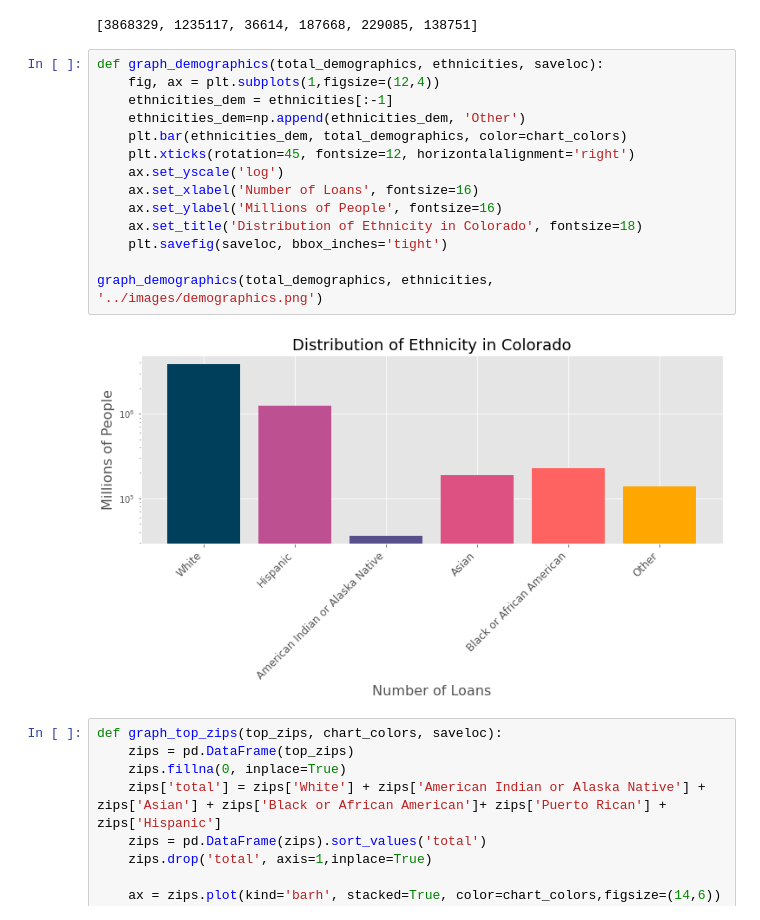
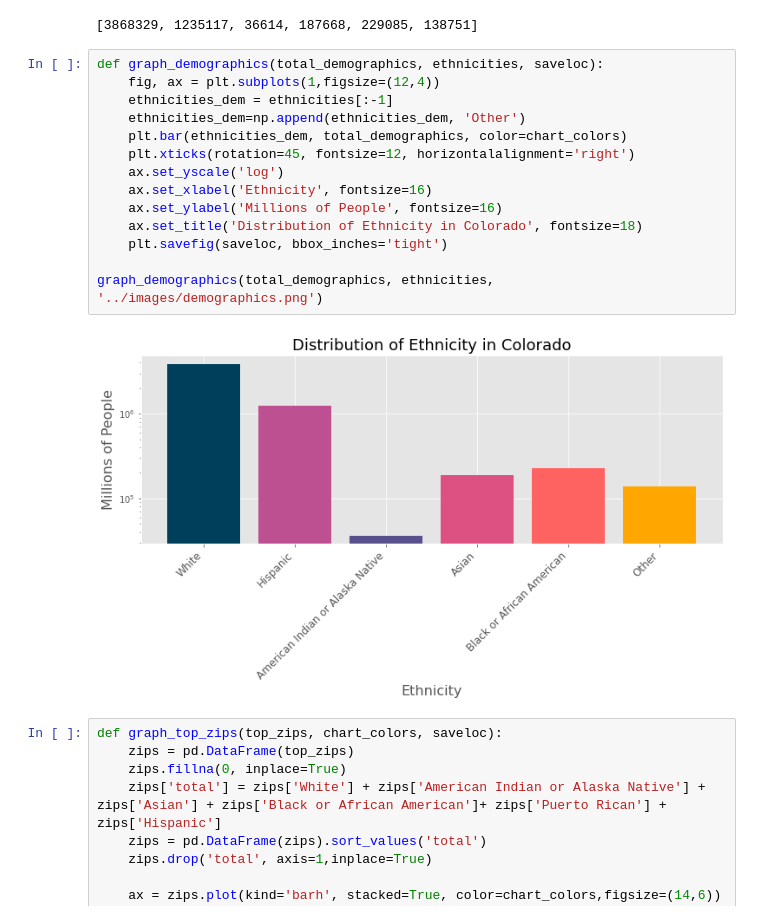
Before and after one commit to joshea628/Allocation-of-Government-Resources-during-COVID-and-its-Effect-in-Colorado, a Jupyter notebook: src/eda.ipynb, the cells around one changed output. Saved outputs shown, nothing was run; the diff lists cells and outputs as text.

Commit message:
update graphs

```diff
--- a/src/eda.ipynb
+++ b/src/eda.ipynb
@@ -314,19 +391,19 @@ total_demographics
 # %%
 def graph_demographics(total_demographics, ethnicities, saveloc):
     fig, ax = plt.subplots(1,figsize=(12,4))
     ethnicities_dem = ethnicities[:-1]
     ethnicities_dem=np.append(ethnicities_dem, 'Other')
     plt.bar(ethnicities_dem, total_demographics, color=chart_colors)
     plt.xticks(rotation=45, fontsize=12, horizontalalignment='right')
     ax.set_yscale('log')
-    ax.set_xlabel('Number of Loans', fontsize=16)
+    ax.set_xlabel('Ethnicity', fontsize=16)
     ax.set_ylabel('Millions of People', fontsize=16)
     ax.set_title('Distribution of Ethnicity in Colorado', fontsize=18)
     plt.savefig(saveloc, bbox_inches='tight')
 
 graph_demographics(total_demographics, ethnicities, '../images/demographics.png')
 # %% [output]
-[figure, old version]
+[figure, new version]
 # %%
 def graph_top_zips(top_zips, chart_colors, saveloc):
     zips = pd.DataFrame(top_zips)
```
Also changed, not shown: parts of 24 cells of this notebook, 7 other files.
